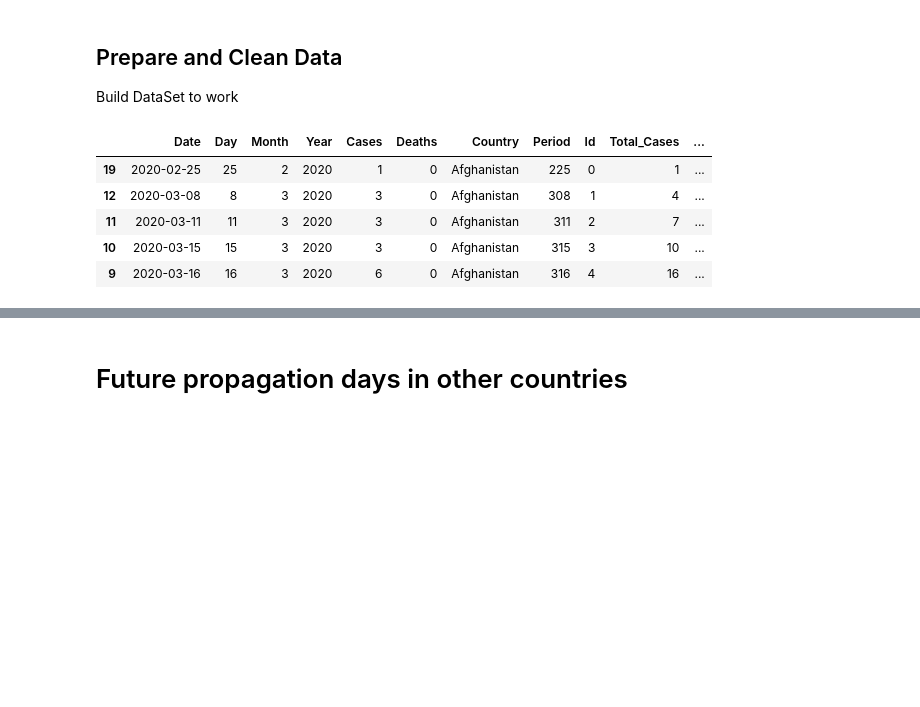
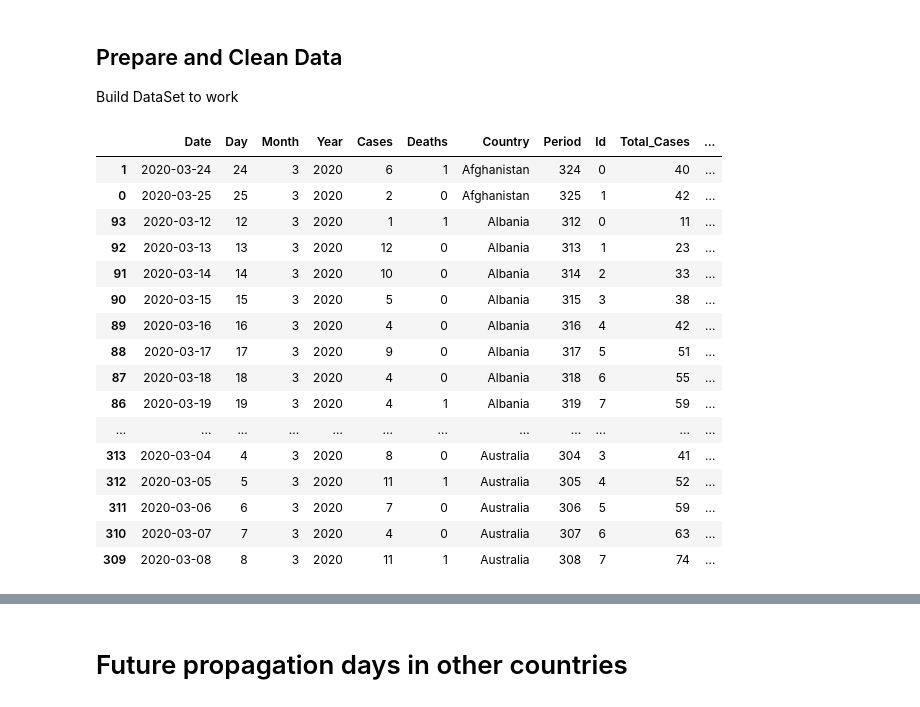
Before and after one commit to eocode/COVIT-19-Mexico, a Jupyter notebook: COVIT-19 Analisys.ipynb, the cells around one changed output, grey strips where cells are left out. Saved outputs shown, nothing was run; the diff lists cells and outputs as text; code cells hidden in the pictures; blank space fills up the shorter version.

```diff
--- a/COVIT-19 Analisys.ipynb
+++ b/COVIT-19 Analisys.ipynb
@@ -41,7 +41,6 @@ Build DataSet to work
 # %%
 import pandas as pd
 import matplotlib.pyplot as plt
-import numpy as np
 
 # Read Data
 dt = datetime.datetime.today()
@@ -52,39 +51,74 @@ df = pd.read_excel(file)
 data = pd.DataFrame(df, columns= ['DateRep', 'Day','Month', 'Year', 'Cases', 'Deaths', 'Countries and territories'])
 data = data.rename(columns={"DateRep": "Date", "Countries and territories": "Country"})
 
 # Filter Dataset
 data = data[data['Cases'] > 0]
 data['Period'] = data['Month']*100+data['Day']
 data = data.sort_values(['Country', 'Date'], ascending=[True, True])
 
-# Indexar DataSet
+# Index DataSet
 data['Id'] = data.groupby(['Country']).cumcount()
 
-# Sumarizar
+# Prepare data
 ant = data.iloc[0]['Cases']
 antd = data.iloc[0]['Deaths']
+ants = 0
 country = data.iloc[0]['Country']
 i = 0
 c = []
 d = []
+s = []
+
+death = False
 for i in range(i, len(data)):
+
+  # Validate start first death
+  if country == data.iloc[i]['Country']:
+    if death == False and data.iloc[i]['Deaths'] > 0:
+      death = True
+  else:
+    death = False
+
+  # Sumarize
   Cases = (data.iloc[i]['Cases'] + (ant if i > 0 else 0)) if country == data.iloc[i]['Country'] else data.iloc[i]['Cases']
   Deaths = (data.iloc[i]['Deaths'] + (antd if i > 0 else 0)) if country == data.iloc[i]['Country'] else data.iloc[i]['Deaths']
+  StartDeaths = 1 if country == data.iloc[i]['Country'] and death else 0
+
+  # Append cases
   c.append(Cases)
   d.append(Deaths)
+  s.append(StartDeaths)
   ant = Cases
   antd = Deaths
+  ants = startDeaths
   country = data.iloc[i]['Country']
 
 data["Total_Cases"] = c
 data["Total_Deaths"] = d
+data['StartDeaths'] = s
 
-data.head()
+
+# Index DataSet start by deaths
+data = data[data['StartDeaths'] == 1]
+data['Id'] = data.groupby(['Country']).cumcount()
+
+data.head(50)
 # %% [output]
 |  | Date | Day | Month | Year | Cases | Deaths | Country | Period | Id | Total_Cases | ... |
-| 19 | 2020-02-25 | 25 | 2 | 2020 | 1 | 0 | Afghanistan | 225 | 0 | 1 | ... |
-| 12 | 2020-03-08 | 8 | 3 | 2020 | 3 | 0 | Afghanistan | 308 | 1 | 4 | ... |
-| 11 | 2020-03-11 | 11 | 3 | 2020 | 3 | 0 | Afghanistan | 311 | 2 | 7 | ... |
-| 10 | 2020-03-15 | 15 | 3 | 2020 | 3 | 0 | Afghanistan | 315 | 3 | 10 | ... |
-| 9 | 2020-03-16 | 16 | 3 | 2020 | 6 | 0 | Afghanistan | 316 | 4 | 16 | ... |
+| 1 | 2020-03-24 | 24 | 3 | 2020 | 6 | 1 | Afghanistan | 324 | 0 | 40 | ... |
+| 0 | 2020-03-25 | 25 | 3 | 2020 | 2 | 0 | Afghanistan | 325 | 1 | 42 | ... |
+| 93 | 2020-03-12 | 12 | 3 | 2020 | 1 | 1 | Albania | 312 | 0 | 11 | ... |
+| 92 | 2020-03-13 | 13 | 3 | 2020 | 12 | 0 | Albania | 313 | 1 | 23 | ... |
+| 91 | 2020-03-14 | 14 | 3 | 2020 | 10 | 0 | Albania | 314 | 2 | 33 | ... |
+| 90 | 2020-03-15 | 15 | 3 | 2020 | 5 | 0 | Albania | 315 | 3 | 38 | ... |
+| 89 | 2020-03-16 | 16 | 3 | 2020 | 4 | 0 | Albania | 316 | 4 | 42 | ... |
+| 88 | 2020-03-17 | 17 | 3 | 2020 | 9 | 0 | Albania | 317 | 5 | 51 | ... |
+| 87 | 2020-03-18 | 18 | 3 | 2020 | 4 | 0 | Albania | 318 | 6 | 55 | ... |
+| 86 | 2020-03-19 | 19 | 3 | 2020 | 4 | 1 | Albania | 319 | 7 | 59 | ... |
+| ... | ... | ... | ... | ... | ... | ... | ... | ... | ... | ... | ... |
+| 313 | 2020-03-04 | 4 | 3 | 2020 | 8 | 0 | Australia | 304 | 3 | 41 | ... |
+| 312 | 2020-03-05 | 5 | 3 | 2020 | 11 | 1 | Australia | 305 | 4 | 52 | ... |
+| 311 | 2020-03-06 | 6 | 3 | 2020 | 7 | 0 | Australia | 306 | 5 | 59 | ... |
+| 310 | 2020-03-07 | 7 | 3 | 2020 | 4 | 0 | Australia | 307 | 6 | 63 | ... |
+| 309 | 2020-03-08 | 8 | 3 | 2020 | 11 | 1 | Australia | 308 | 7 | 74 | ... |
 # %% [markdown]
```
Also changed, not shown: parts of 4 cells of this notebook, 5 other files.
